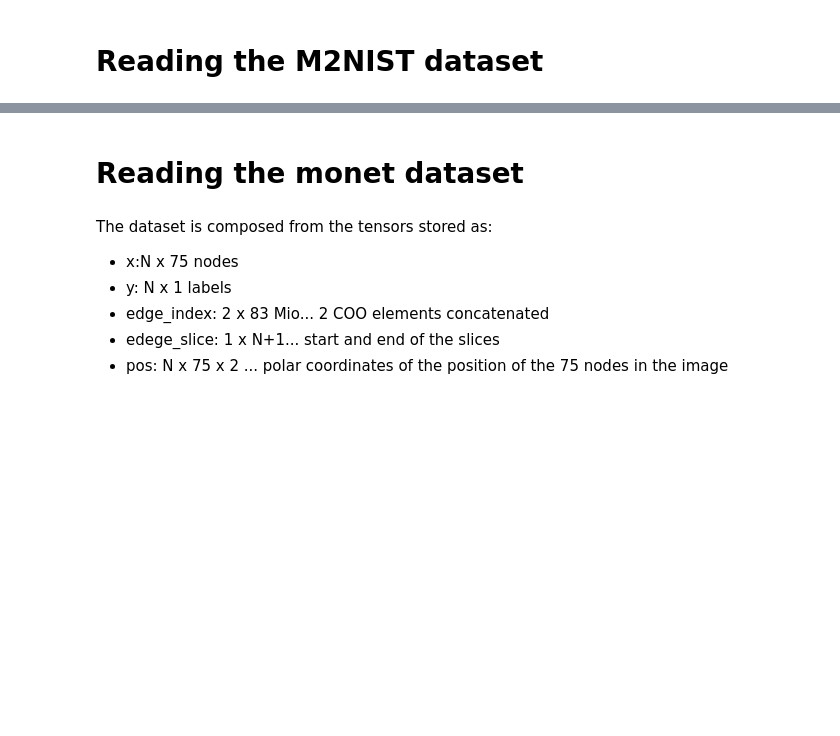
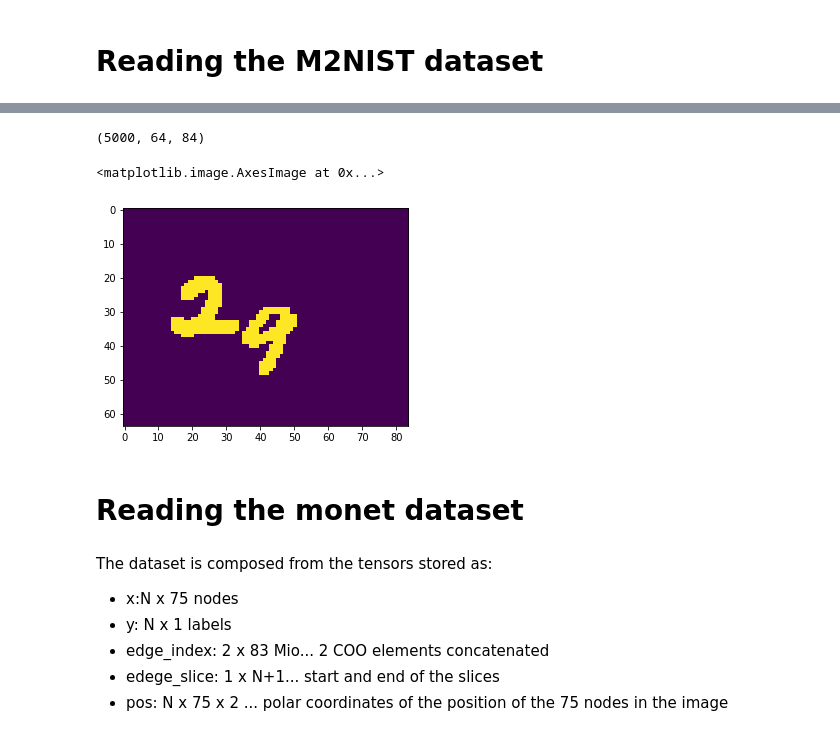
Before and after one commit to aiporre/gcn_segmentation, a Jupyter notebook: examples/mnist_segmentation_trials.ipynb, the cells around one changed output, grey strips where cells are left out. Saved outputs shown, nothing was run; the diff lists cells and outputs as text; code cells hidden in the pictures; blank space fills up the shorter version.

```diff
--- a/examples/mnist_segmentation_trials.ipynb
+++ b/examples/mnist_segmentation_trials.ipynb
@@ -49,3 +55,10 @@ plt.imshow(combined[0][:,:,0])
+# %%
+print(mask.shape)
+plt.imshow(mask[0])
+# %% [output]
+(5000, 64, 84)
+<matplotlib.image.AxesImage at 0x...>
+[figure, added]
 # %% [markdown]
 # Reading the monet dataset
 # %%
```
Also changed, not shown: parts of 3 cells of this notebook, 1 other file.
